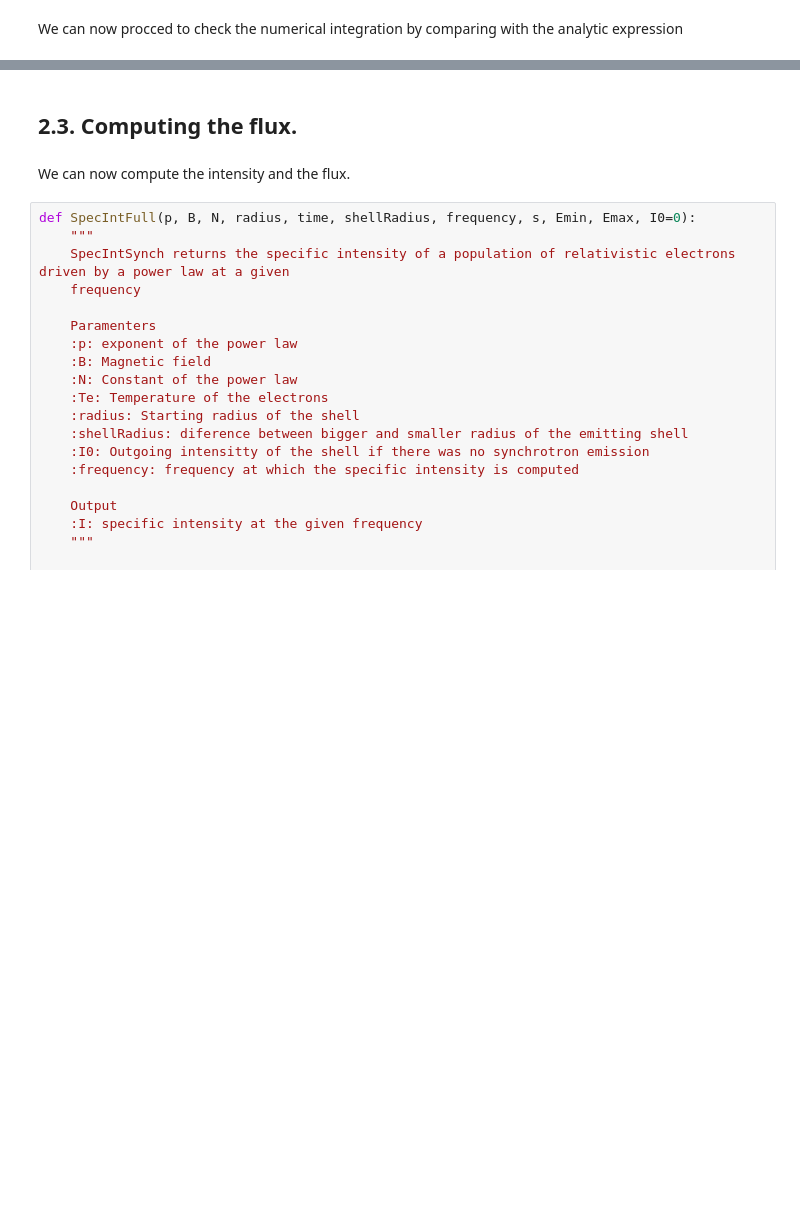
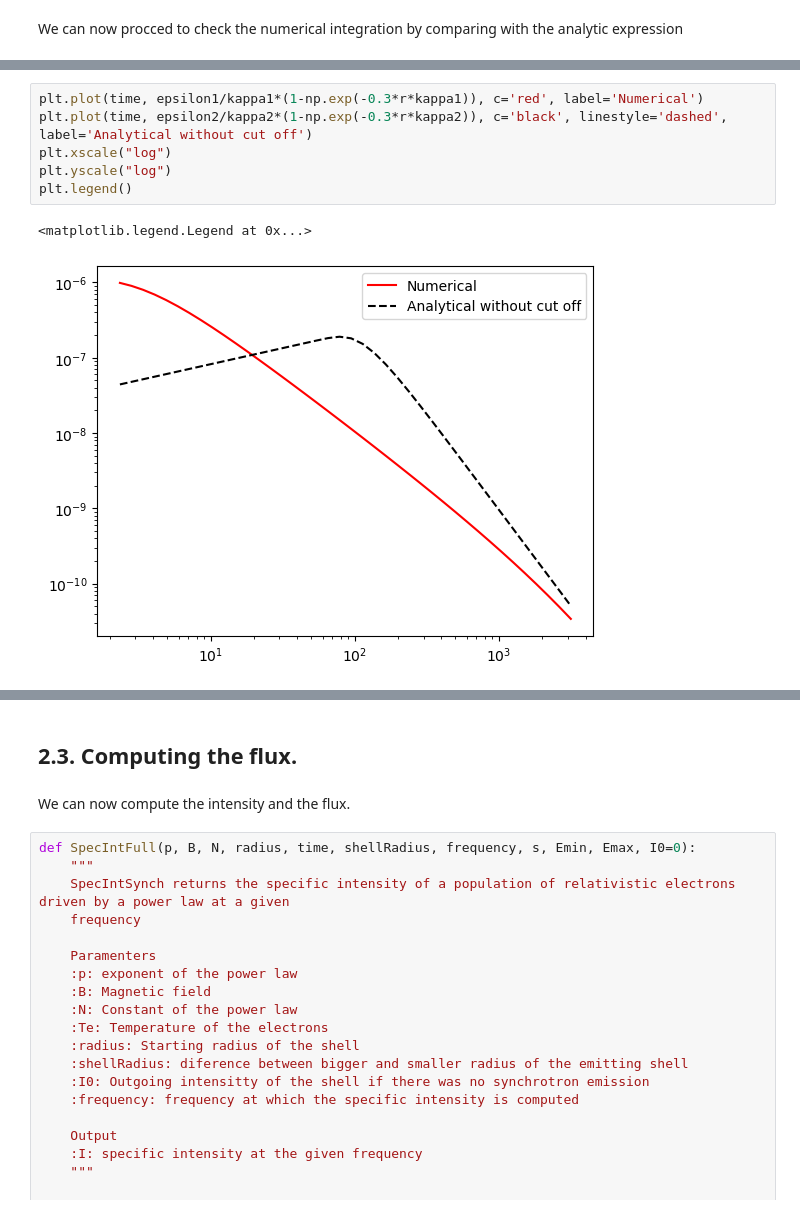
Before and after one commit to Camachoadri/JAEICU2024, a Jupyter notebook: Supernova SN1993J/SN1993J_Synchrotron.ipynb, the cells around one changed output, grey strips where cells are left out. Saved outputs shown, nothing was run; the diff lists cells and outputs as text; blank space fills up the shorter version.

```diff
--- a/Supernova SN1993J/SN1993J_Synchrotron.ipynb
+++ b/Supernova SN1993J/SN1993J_Synchrotron.ipynb
@@ -586,0 +613,9 @@ Absorption
+# %%
+plt.plot(time, epsilon1/kappa1*(1-np.exp(-0.3*r*kappa1)), c='red', label='Numerical')
+plt.plot(time, epsilon2/kappa2*(1-np.exp(-0.3*r*kappa2)), c='black', linestyle='dashed', label='Analytical without cut off')
+plt.xscale("log")
+plt.yscale("log")
+plt.legend()
+# %% [output]
+<matplotlib.legend.Legend at 0x...>
+[figure, added]
```
Also changed, not shown: parts of 8 cells of this notebook.
